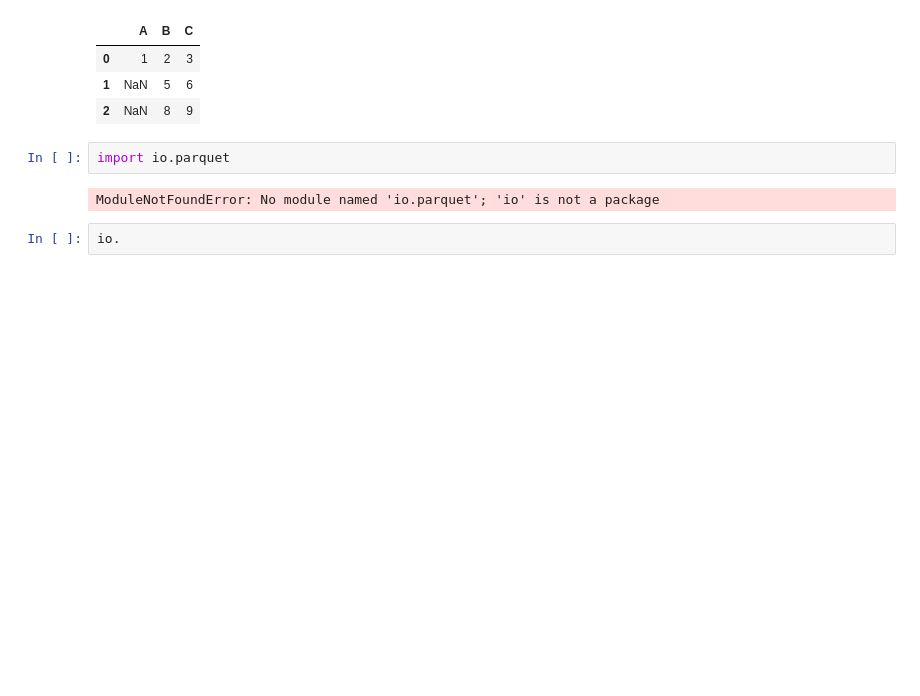
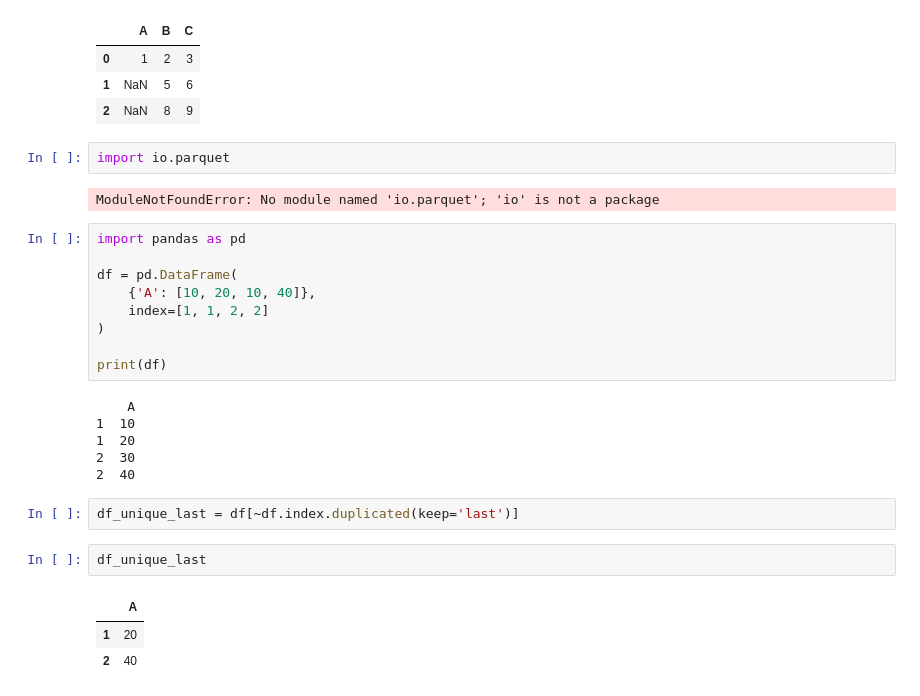
Before and after one commit to RadoTheProgrammer/TM-code, a Jupyter notebook: sandbox.ipynb, the cells around one changed output. Saved outputs shown, nothing was run; the diff lists cells and outputs as text; blank space fills up the shorter version.

```diff
--- a/sandbox.ipynb
+++ b/sandbox.ipynb
@@ -414,4 +414,25 @@ import io.parquet
 # %% [output]
 ModuleNotFoundError: No module named 'io.parquet'; 'io' is not a package
 # %%
-io.
+import pandas as pd
+
+df = pd.DataFrame(
+    {'A': [10, 20, 10, 40]},
+    index=[1, 1, 2, 2]
+)
+
+print(df)
+# %% [output]
+    A
+1  10
+1  20
+2  30
+2  40
+# %%
+df_unique_last = df[~df.index.duplicated(keep='last')]
+# %%
+df_unique_last
+# %% [output]
+|  | A |
+| 1 | 20 |
+| 2 | 40 |
```
Also changed, not shown: parts of 1 cell of this notebook, 4 other files.
